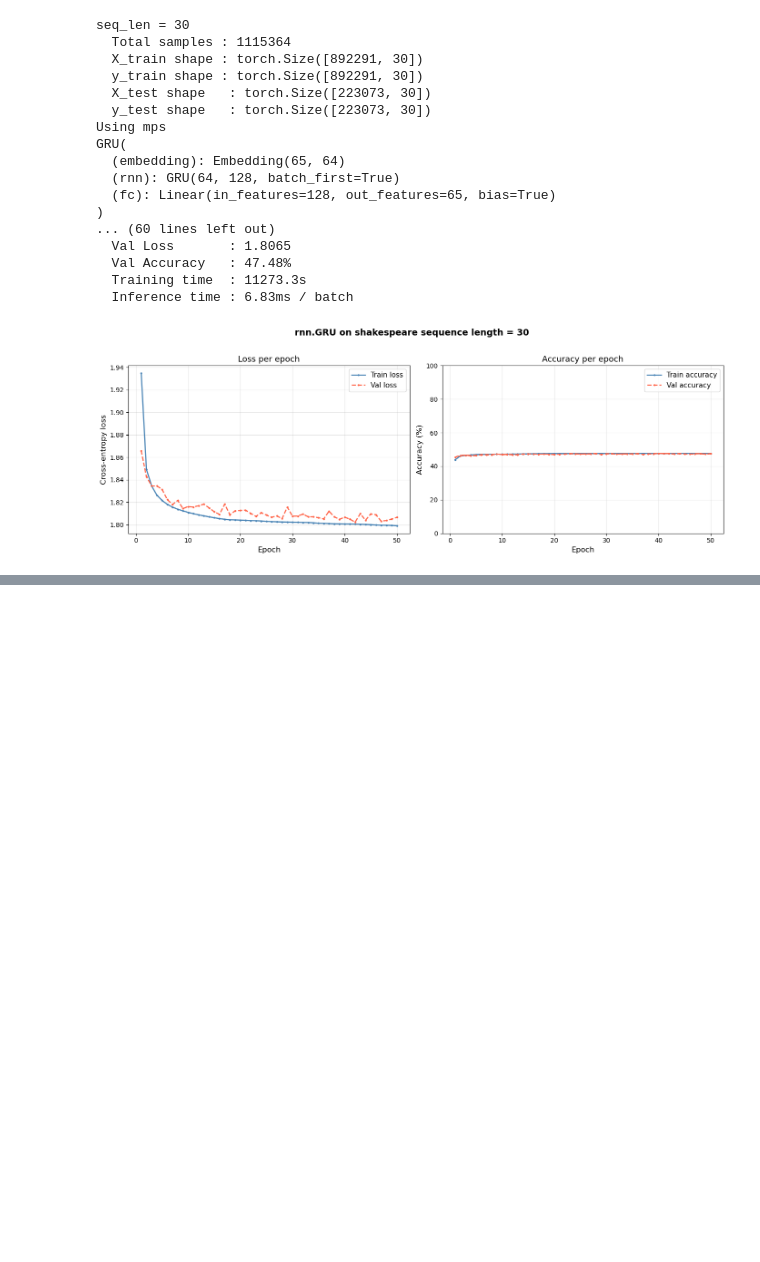
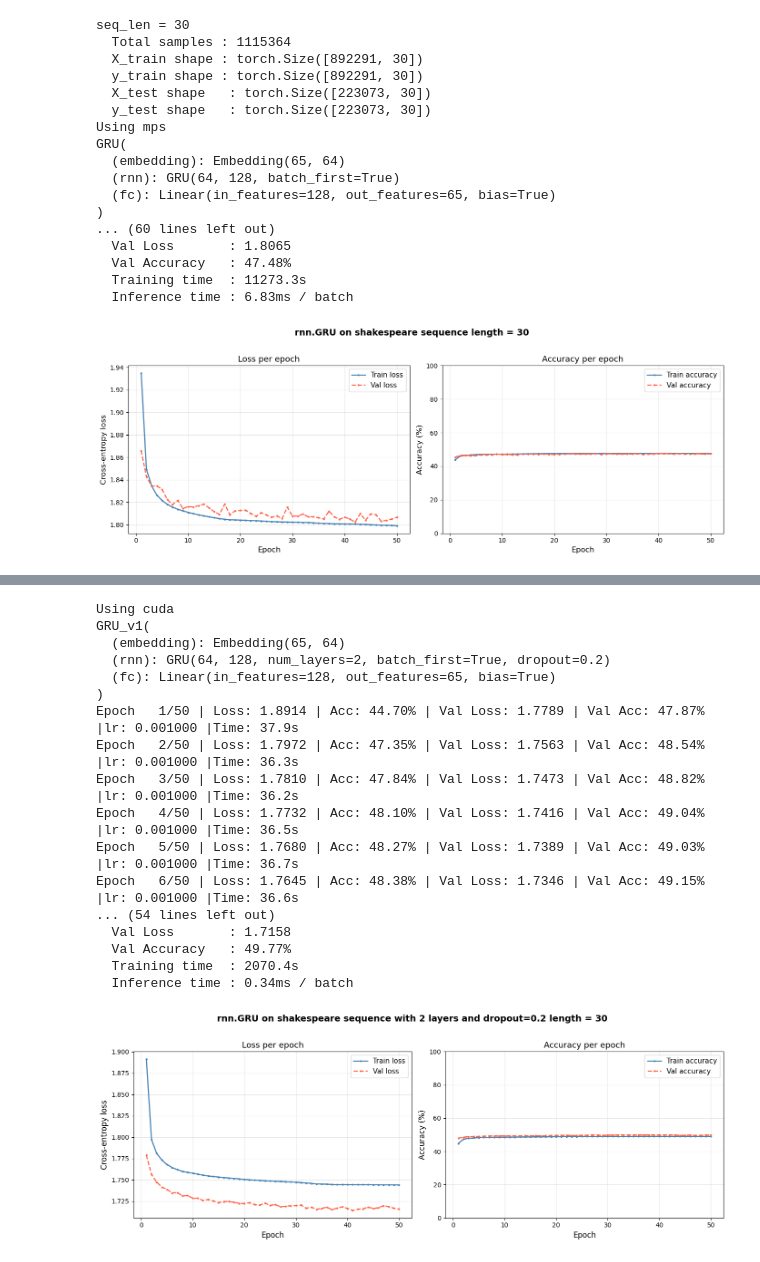
Before and after one commit to runo313/Deep-Learning, a Jupyter notebook: RNNs/RNN.ipynb, the cells around one changed output, grey strips where cells are left out. Cells and saved outputs as stored; diff of their text form; code cells hidden in the pictures; blank space fills up the shorter version.

```diff
--- a/RNNs/RNN.ipynb
+++ b/RNNs/RNN.ipynb
@@ -810,0 +950,47 @@ GRU(
+# %%
+gru_exp2 = GRU_v1(
+    eta          = 0.001,
+    n_iter       = 50,
+    batch_size   = 128,
+    random_state = 42,
+    embed_size   = 64,
+    vocab_size   = 65,
+    hidden_size  = 128
+)
+
+print(gru_exp2)
+gru_exp2.fit(X_train, y_train, X_test, y_test)
+
+total, trainable = count_parameters(gru_exp2)
+print(f"Total parameters    : {total:,}")
+print(f"Trainable parameters: {trainable:,}")
+(f"Model size: {model_size_mb(gru_exp2):.3f} MB")
+sample = X_test[:32]
+gru_inference_ms  = measure_inference_time(gru_exp2,  sample)
+#print(f"GRU  inference: {gru_inference_ms:.2f}ms per batch")
+
+model_summary("GRU shakespeare data seq_len=20", gru_exp2,
+              gru_exp2.val_losses_[-1],
+              gru_exp2.val_accuracies_[-1],
+              gru_exp2.training_time_,
+              gru_inference_ms)
+plot_curves(gru_exp2, title='rnn.GRU on shakespeare sequence with 2 layers and dropout=0.2 length = 30')
+# %% [output]
+Using cuda
+GRU_v1(
+  (embedding): Embedding(65, 64)
+  (rnn): GRU(64, 128, num_layers=2, batch_first=True, dropout=0.2)
+  (fc): Linear(in_features=128, out_features=65, bias=True)
+)
+Epoch   1/50 | Loss: 1.8914 | Acc: 44.70% | Val Loss: 1.7789 | Val Acc: 47.87% |lr: 0.001000 |Time: 37.9s
+Epoch   2/50 | Loss: 1.7972 | Acc: 47.35% | Val Loss: 1.7563 | Val Acc: 48.54% |lr: 0.001000 |Time: 36.3s
+Epoch   3/50 | Loss: 1.7810 | Acc: 47.84% | Val Loss: 1.7473 | Val Acc: 48.82% |lr: 0.001000 |Time: 36.2s
+Epoch   4/50 | Loss: 1.7732 | Acc: 48.10% | Val Loss: 1.7416 | Val Acc: 49.04% |lr: 0.001000 |Time: 36.5s
+Epoch   5/50 | Loss: 1.7680 | Acc: 48.27% | Val Loss: 1.7389 | Val Acc: 49.03% |lr: 0.001000 |Time: 36.7s
+Epoch   6/50 | Loss: 1.7645 | Acc: 48.38% | Val Loss: 1.7346 | Val Acc: 49.15% |lr: 0.001000 |Time: 36.6s
+... (54 lines left out)
+  Val Loss       : 1.7158
+  Val Accuracy   : 49.77%
+  Training time  : 2070.4s
+  Inference time : 0.34ms / batch
+[figure, added]
```
Also changed, not shown: parts of 4 cells of this notebook.
